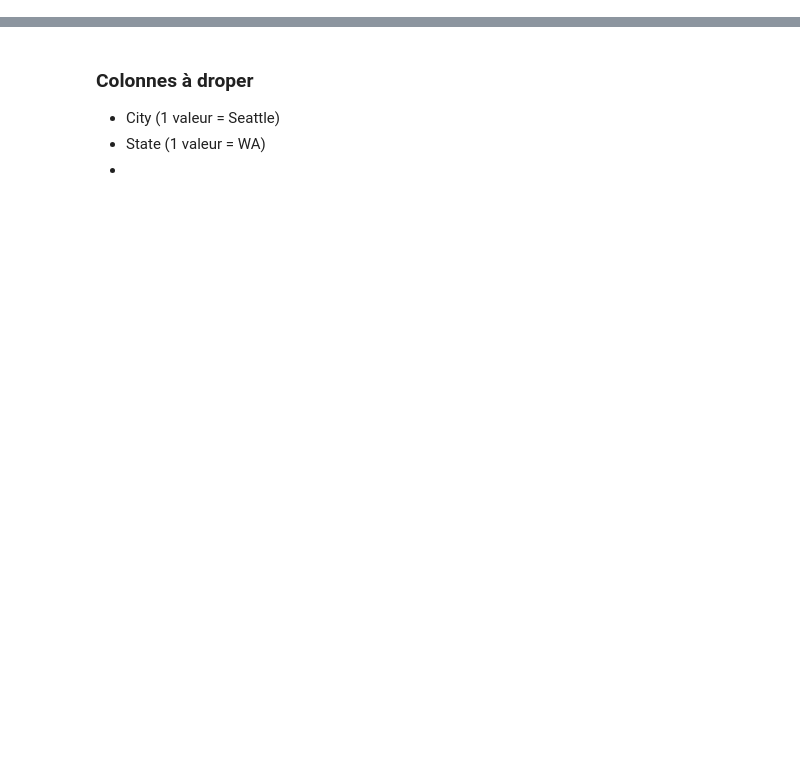
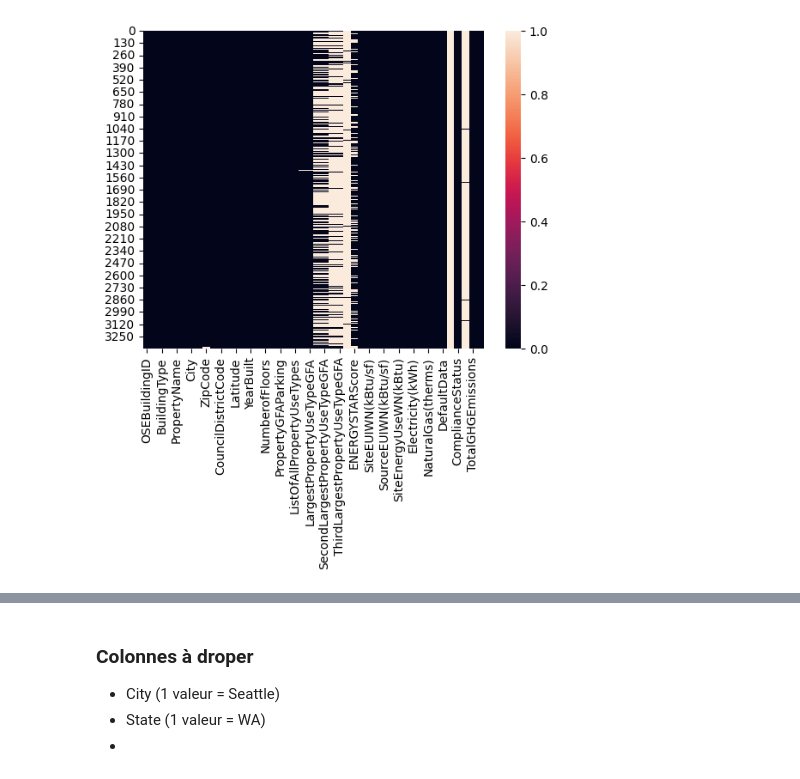
Before and after one commit to data-IA-2022/CO2_Manuel_David, a Jupyter notebook: eda.ipynb, the cells around one changed output, grey strips where cells are left out. Saved outputs shown, nothing was run; the diff lists cells and outputs as text; code cells hidden in the pictures; blank space fills up the shorter version.

```diff
--- a/eda.ipynb
+++ b/eda.ipynb
@@ -122,0 +11,2 @@ dtype: float64
+# %%
+df = format_df(get_api_df())
@@ -122,0 +15,5 @@ dtype: float64
+# %%
+sns.heatmap(df.isna())
+plt.show()
+# %% [output]
+[figure, added]
```
Also changed, not shown: parts of 14 cells of this notebook.
